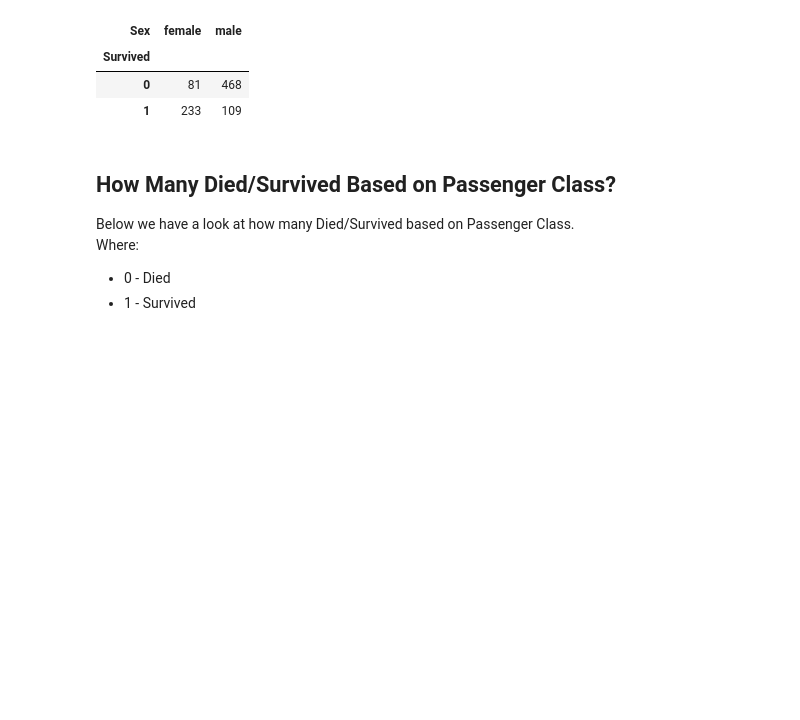
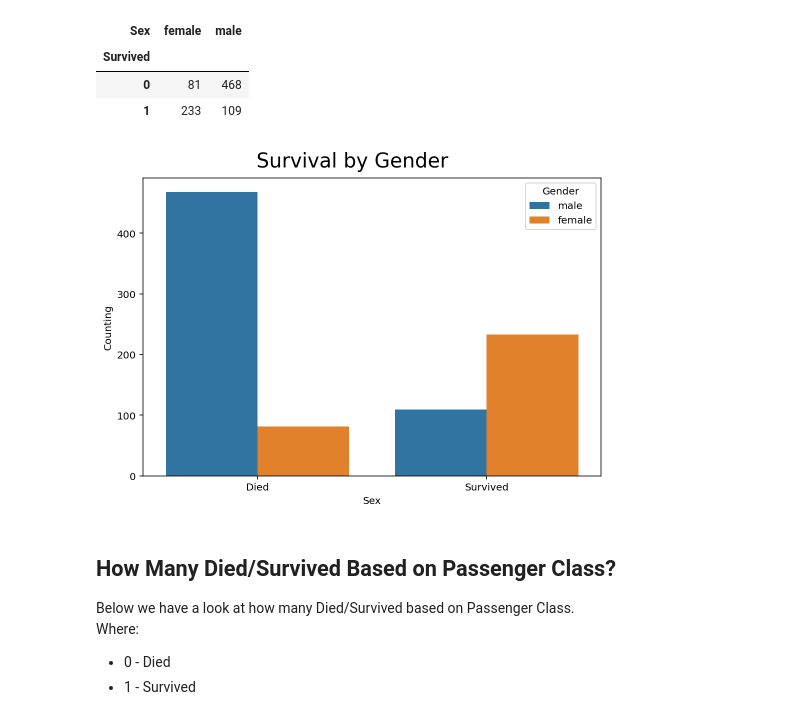
Before and after one commit to nizarhamood/Titanic, a Jupyter notebook: titanic.ipynb, the cells around one changed output. Drawn from its saved outputs; the diff is of its cells as text; code cells hidden in the pictures; blank space fills up the shorter version.

```diff
--- a/titanic.ipynb
+++ b/titanic.ipynb
@@ -491,6 +537,20 @@ train.pivot_table(index='Survived', columns='Sex', aggfunc='size')
 | Survived |  |  |
 | 0 | 81 | 468 |
 | 1 | 233 | 109 |
+# %%
+hue_countplot(
+  'Survived',
+  'Sex',
+  train,
+  'Survival by Gender',
+  'Counting',
+  'Sex',
+  'Gender',
+  'Died',
+  'Survived'
+)
+# %% [output]
+[figure, added]
 # %% [markdown]
 ## How Many Died/Survived Based on Passenger Class?
 Below we have a look at how many Died/Survived based on Passenger Class.<br>
```
Also changed, not shown: parts of 7 cells of this notebook, 1 other file.
